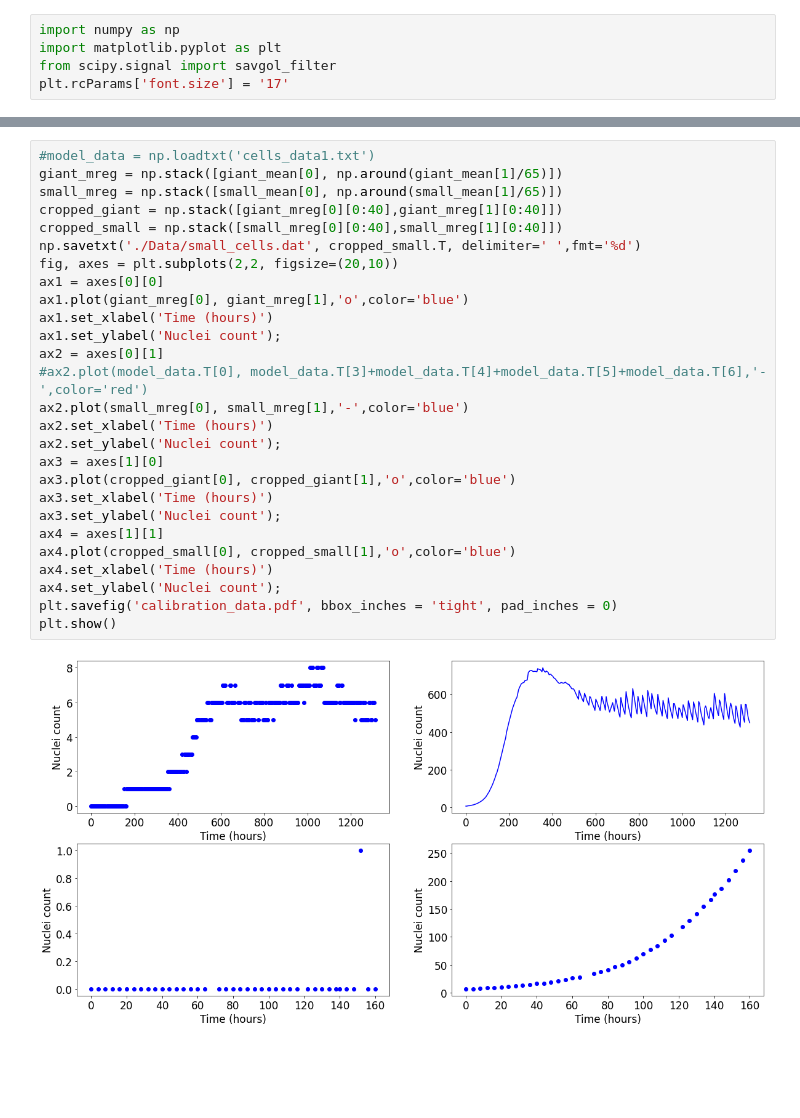
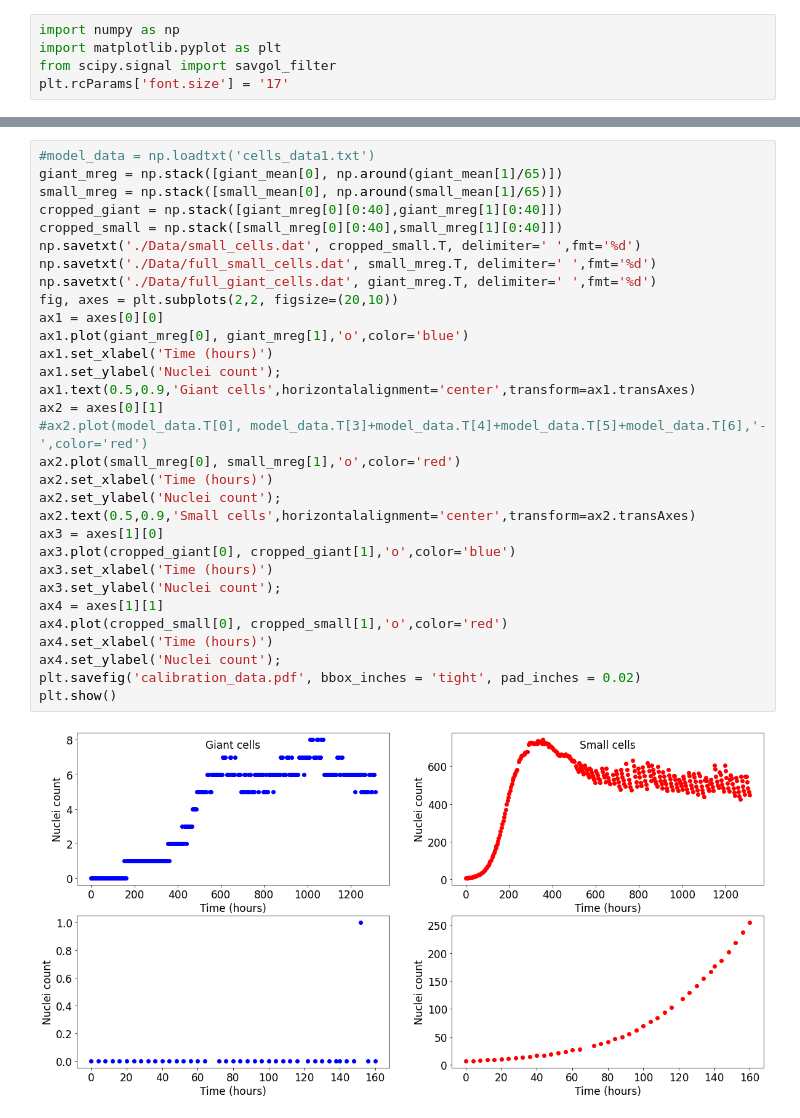
Before and after one commit to Ernesto-Lima/GiantABM, a Jupyter notebook: data.ipynb, the cells around one changed output, grey strips where cells are left out. Drawn from its saved outputs; the diff is of its cells as text; blank space fills up the shorter version.

```diff
--- a/data.ipynb
+++ b/data.ipynb
@@ -50,29 +50,33 @@ plt.show()
 # %%
 #model_data = np.loadtxt('cells_data1.txt')
 giant_mreg = np.stack([giant_mean[0], np.around(giant_mean[1]/65)])
 small_mreg = np.stack([small_mean[0], np.around(small_mean[1]/65)])
 cropped_giant = np.stack([giant_mreg[0][0:40],giant_mreg[1][0:40]])
 cropped_small = np.stack([small_mreg[0][0:40],small_mreg[1][0:40]])
 np.savetxt('./Data/small_cells.dat', cropped_small.T, delimiter=' ',fmt='%d')
+np.savetxt('./Data/full_small_cells.dat', small_mreg.T, delimiter=' ',fmt='%d')
+np.savetxt('./Data/full_giant_cells.dat', giant_mreg.T, delimiter=' ',fmt='%d')
 fig, axes = plt.subplots(2,2, figsize=(20,10))
 ax1 = axes[0][0]
 ax1.plot(giant_mreg[0], giant_mreg[1],'o',color='blue')
 ax1.set_xlabel('Time (hours)')
 ax1.set_ylabel('Nuclei count');
+ax1.text(0.5,0.9,'Giant cells',horizontalalignment='center',transform=ax1.transAxes)
 ax2 = axes[0][1]
 #ax2.plot(model_data.T[0], model_data.T[3]+model_data.T[4]+model_data.T[5]+model_data.T[6],'-',color='red')
-ax2.plot(small_mreg[0], small_mreg[1],'-',color='blue')
+ax2.plot(small_mreg[0], small_mreg[1],'o',color='red')
 ax2.set_xlabel('Time (hours)')
 ax2.set_ylabel('Nuclei count');
+ax2.text(0.5,0.9,'Small cells',horizontalalignment='center',transform=ax2.transAxes)
 ax3 = axes[1][0]
 ax3.plot(cropped_giant[0], cropped_giant[1],'o',color='blue')
 ax3.set_xlabel('Time (hours)')
 ax3.set_ylabel('Nuclei count');
 ax4 = axes[1][1]
-ax4.plot(cropped_small[0], cropped_small[1],'o',color='blue')
+ax4.plot(cropped_small[0], cropped_small[1],'o',color='red')
 ax4.set_xlabel('Time (hours)')
 ax4.set_ylabel('Nuclei count');
-plt.savefig('calibration_data.pdf', bbox_inches = 'tight', pad_inches = 0)
+plt.savefig('calibration_data.pdf', bbox_inches = 'tight', pad_inches = 0.02)
 plt.show()
 # %% [output]
-[figure, old version]
+[figure, new version]
```
Also changed, not shown: parts of 1 cell of this notebook, 14 other files.
